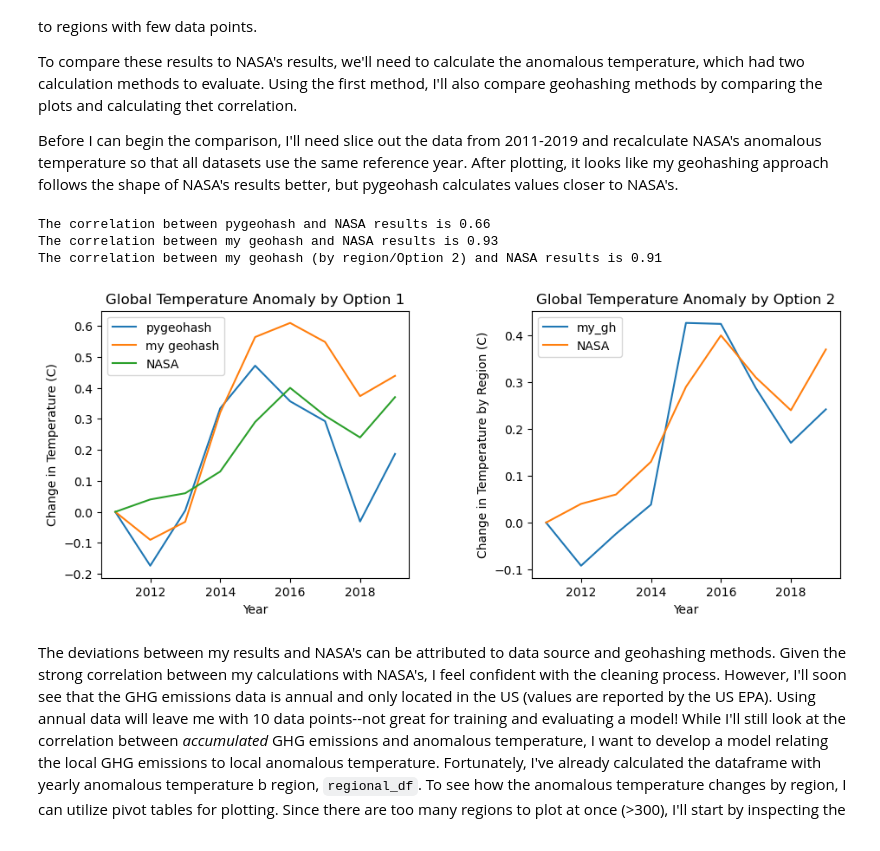
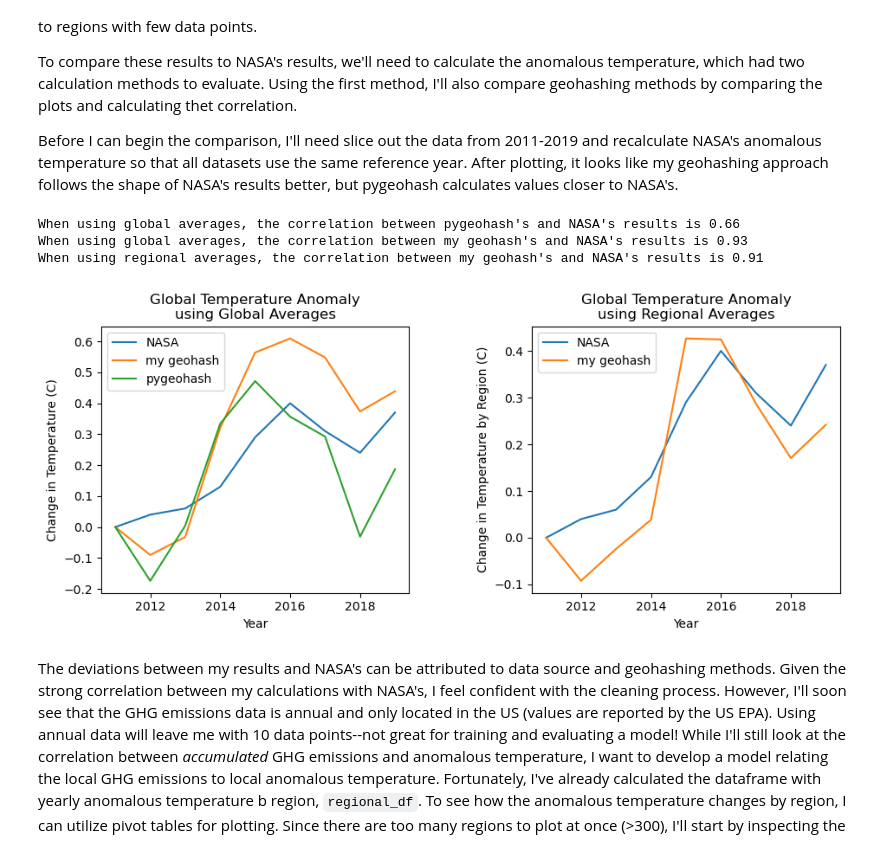
Before and after one commit to ashleybird/ashleybird.github.io, a Jupyter notebook: Temperature_and_Emissions/Emissions_and_Temperature_Post.ipynb, the cells around one changed output. Cells and saved outputs as stored; diff of their text form; code cells hidden in the pictures.

Commit message:
Updated titles
updated plot titles for nasa comparison

```diff
--- a/Temperature_and_Emissions/Emissions_and_Temperature_Post.ipynb
+++ b/Temperature_and_Emissions/Emissions_and_Temperature_Post.ipynb
@@ -311,49 +311,49 @@ nasa_comparison['No_Smooth_Rel_2011'] = nasa_comparison['No_Smoothing'] - nasa_c
 plt.figure(1,figsize=(11,4))
 plt.subplots_adjust(wspace=0.4)
 ax1 = plt.subplot(1,2,1)
+ax1.plot(nasa_comparison['Year'], nasa_comparison['No_Smooth_Rel_2011'], label = 'NASA');
+ax1.plot(my_yearly_df['year'], my_yearly_df['TAVG_C_diff'], label = 'my geohash');
 ax1.plot(yearly_df['year'], yearly_df['TAVG_C_diff'], label = 'pygeohash');
-ax1.plot(my_yearly_df['year'], my_yearly_df['TAVG_C_diff'], label = 'my geohash');
-ax1.plot(nasa_comparison['Year'], nasa_comparison['No_Smooth_Rel_2011'], label = 'NASA');
 ax1.set_xlabel('Year');
 ax1.legend();
 ax1.set_ylabel('Change in Temperature (C)');
-ax1.set_title('Global Temperature Anomaly by Option 1');
+ax1.set_title('Global Temperature Anomaly\nusing Global Averages');
 
 # calculate correlation between my geohashing results and pygeohash results vs NASA
 compar1_df = yearly_df[['year','TAVG_C_diff']].merge(
     nasa_comparison[['Year','No_Smooth_Rel_2011']],left_on='year', right_on='Year').drop('year', axis=1).rename(
     columns = {'TAVG_C_diff': 'pgh_T_diff', 'No_Smooth_Rel_2011':'nasa_T_diff'}).merge(
     my_yearly_df[['year','TAVG_C_diff']],left_on='Year', right_on='year').drop('year', axis = 1).rename(
     columns = {'TAVG_C_diff': 'mygh_T_diff'})
 pgh_v_Nasa_corr = compar1_df['pgh_T_diff'].corr(compar1_df['nasa_T_diff'])
 mygh_v_Nasa_corr = compar1_df['mygh_T_diff'].corr(compar1_df['nasa_T_diff'])
-print('The correlation between pygeohash and NASA results is', round(pgh_v_Nasa_corr,2))
-print('The correlation between my geohash and NASA results is', round(mygh_v_Nasa_corr,2))
+print('When using global averages, the correlation between pygeohash\'s and NASA\'s results is', round(pgh_v_Nasa_corr,2))
+print('When using global averages, the correlation between my geohash\'s and NASA\'s results is', round(mygh_v_Nasa_corr,2))
 
 
 # Calculating anomalous temperature by region before global averaging & plotting
 regional_df = global_weather_all.pipe(calculate_annual_vals_by_region)
 global_df = regional_df.pipe(calculate_global_vals)
 
 ax2 = plt.subplot(1,2,2)
-ax2.plot(global_df['year'], global_df['TAVG_C_diff'],label = 'my_gh')
 ax2.plot(nasa_comparison['Year'], nasa_comparison['No_Smooth_Rel_2011'], label = 'NASA');
+ax2.plot(global_df['year'], global_df['TAVG_C_diff'],label = 'my geohash')
 ax2.set_xlabel('Year');
 ax2.legend();
 ax2.set_ylabel('Change in Temperature by Region (C)');
-ax2.set_title('Global Temperature Anomaly by Option 2');
+ax2.set_title('Global Temperature Anomaly\nusing Regional Averages');
 
 # calculate correlation between my geohashing results vs NASA
 compar2_df = global_df[['year','TAVG_C_diff']].merge(
     nasa_comparison[['Year','No_Smooth_Rel_2011']],left_on='year', right_on='Year').drop('year', axis=1).rename(
     columns = {'TAVG_C_diff': 'myghRegional_T_diff', 'No_Smooth_Rel_2011':'nasa_T_diff'})
 myghRegional_v_Nasa_corr = compar2_df['myghRegional_T_diff'].corr(compar2_df['nasa_T_diff'])
-print('The correlation between my geohash (by region/Option 2) and NASA results is', round(myghRegional_v_Nasa_corr,2))
+print('When using regional averages, the correlation between my geohash\'s and NASA\'s results is', round(myghRegional_v_Nasa_corr,2))
 # %% [output]
-The correlation between pygeohash and NASA results is 0.66
-The correlation between my geohash and NASA results is 0.93
-The correlation between my geohash (by region/Option 2) and NASA results is 0.91
+When using global averages, the correlation between pygeohash's and NASA's results is 0.66
+When using global averages, the correlation between my geohash's and NASA's results is 0.93
+When using regional averages, the correlation between my geohash's and NASA's results is 0.91
-[figure, old version]
+[figure, new version]
 # %% [markdown]
 The deviations between my results and NASA's can be attributed to data source and geohashing methods. Given the strong correlation between my calculations with NASA's, I feel confident with the cleaning process. However, I'll soon see that the GHG emissions data is annual and only located in the US (values are reported by the US EPA). Using annual data will leave me with 10 data points--not great for training and evaluating a model! While I'll still look at the correlation between *accumulated* GHG emissions and anomalous temperature, I want to develop a model relating the local GHG emissions to local anomalous temperature. Fortunately, I've already calculated the dataframe with yearly anomalous temperature b region, `regional_df`. To see how the anomalous temperature changes by region, I can utilize pivot tables for plotting. Since there are too many regions to plot at once (>300), I'll start by inspecting the 10 regions.
 
```
Also changed, not shown: parts of 2 cells of this notebook, 1 other file.
